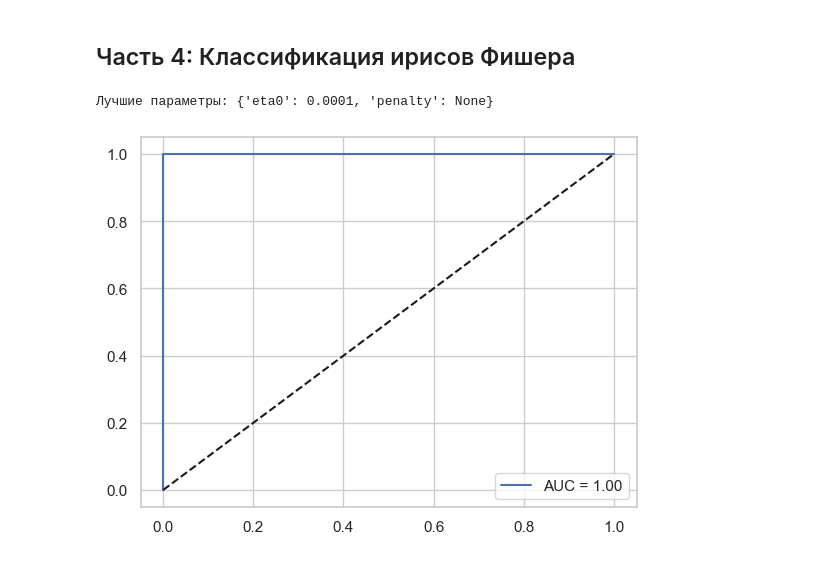
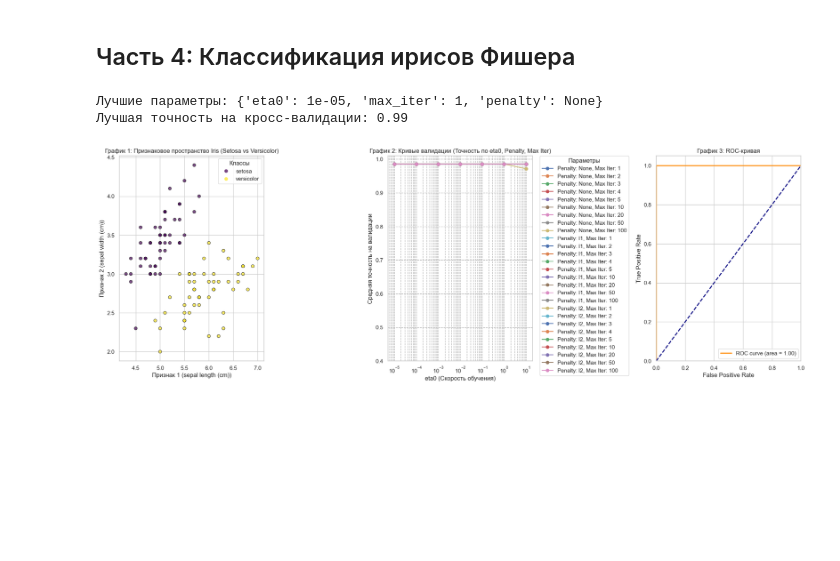
Before and after one commit to Exemtik/BasicMachineLearning, a Jupyter notebook: lab_1.ipynb, the cells around one changed output. Cells and saved outputs as stored; diff of their text form; code cells hidden in the pictures; blank space fills up the shorter version.

Commit message:
added graphs

```diff
--- a/lab_1.ipynb
+++ b/lab_1.ipynb
@@ -117,25 +193,78 @@ plt.show()
 # %%
 iris = load_iris()
 X = iris.data[:, :2]
 y = iris.target
+
 mask = y < 2
 X, y = X[mask], y[mask]
+target_names = list(iris.target_names[[0, 1]])
+
 X_train, X_test, y_train, y_test = train_test_split(X, y, test_size=0.3, random_state=RANDOM_STATE)
+
 scaler = StandardScaler()
 X_train_s = scaler.fit_transform(X_train)
 X_test_s = scaler.transform(X_test)
+X_s = scaler.transform(X)
 
-param_grid = {'eta0': [0.0001, 0.001, 0.01, 0.1, 1.0], 'penalty': [None, 'l1', 'l2', 'elasticnet']}
-grid = GridSearchCV(Perceptron(random_state=RANDOM_STATE), param_grid, cv=5)
+# Scatter plot
+plt.figure(figsize=(20, 7))
+plt.subplot(1, 3, 1)
+scatter = plt.scatter(X[:, 0], X[:, 1], c=y, cmap="viridis", edgecolors="k", alpha=0.7)
+plt.title("График 1: Признаковое пространство Iris (Setosa vs Versicolor)")
+plt.xlabel(f"Признак 1 ({iris.feature_names[0]})")
+plt.ylabel(f"Признак 2 ({iris.feature_names[1]})")
+plt.legend(handles=scatter.legend_elements()[0], labels=target_names, title="Классы")
+
+
+# Grid Search
+param_grid = {
+    'eta0': [0.00001, 0.0001, 0.001, 0.01, 0.1, 1.0, 10.0],
+    'penalty': [None, 'l1', 'l2'],
+    'max_iter': [1, 2, 3, 4, 5, 10, 20, 50, 100] # Extended max_iter values
+}
+grid = GridSearchCV(Perceptron(random_state=RANDOM_STATE, tol=None), param_grid, cv=5, scoring='accuracy', n_jobs=-1)
 grid.fit(X_train_s, y_train)
+
 print(f"Лучшие параметры: {grid.best_params_}")
+print(f"Лучшая точность на кросс-валидации: {grid.best_score_:.2f}")
 
-y_score = grid.best_estimator_.decision_function(X_test_s)
+plt.subplot(1, 3, 2)
+results = pd.DataFrame(grid.cv_results_)
+
+for penalty_type in param_grid['penalty']:
+    for max_iter_val in param_grid['max_iter']:
+        subset = results[(results['param_penalty'] == penalty_type) & (results['param_max_iter'] == max_iter_val)]
+        plt.plot(subset['param_eta0'], subset['mean_test_score'], marker='o',
+                    label=f'Penalty: {penalty_type}, Max Iter: {max_iter_val}')
+
+plt.xscale('log')
+plt.title("График 2: Кривые валидации (Точность по eta0, Penalty, Max Iter)")
+plt.xlabel("eta0 (Скорость обучения)")
+plt.ylabel("Средняя точность на валидации")
+plt.legend(title="Параметры", bbox_to_anchor=(1.05, 1), loc='upper left', borderaxespad=0.)
+plt.grid(True, which="both", ls="--", c=".7")
+plt.ylim(0.4, 1.01)
+
+# ROC AUC
+plt.subplot(1, 3, 3)
+best_perceptron = grid.best_estimator_
+y_score = best_perceptron.decision_function(X_test_s)
 fpr, tpr, _ = roc_curve(y_test, y_score)
-plt.plot(fpr, tpr, label=f'AUC = {auc(fpr, tpr):.2f}')
-plt.plot([0, 1], [0, 1], 'k--')
-plt.legend()
+roc_auc = auc(fpr, tpr)
+
+plt.plot(fpr, tpr, color='darkorange', lw=2, label=f'ROC curve (area = {roc_auc:.2f})')
+plt.plot([0, 1], [0, 1], color='navy', lw=2, linestyle='--')
+plt.xlim([0.0, 1.0])
+plt.ylim([0.0, 1.05])
+plt.xlabel('False Positive Rate')
+plt.ylabel('True Positive Rate')
+plt.title('График 3: ROC-кривая')
+plt.legend(loc="lower right")
+plt.grid(True)
+
+plt.tight_layout()
 plt.show()
 # %% [output]
-Лучшие параметры: {'eta0': 0.0001, 'penalty': None}
+Лучшие параметры: {'eta0': 1e-05, 'max_iter': 1, 'penalty': None}
+Лучшая точность на кросс-валидации: 0.99
-[figure, old version]
+[figure, new version]
```
Also changed, not shown: parts of 4 cells of this notebook.
